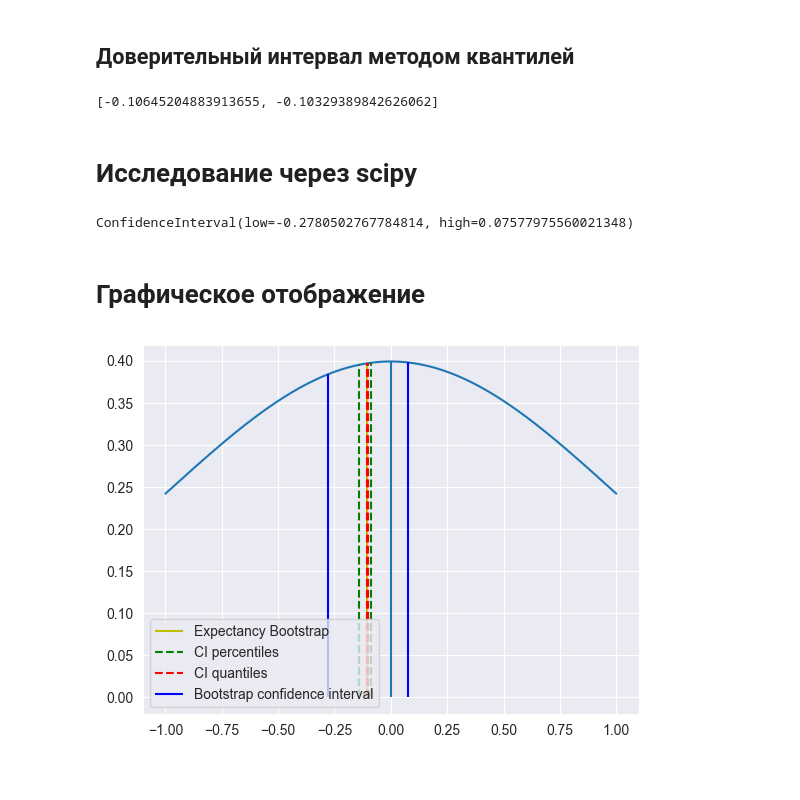
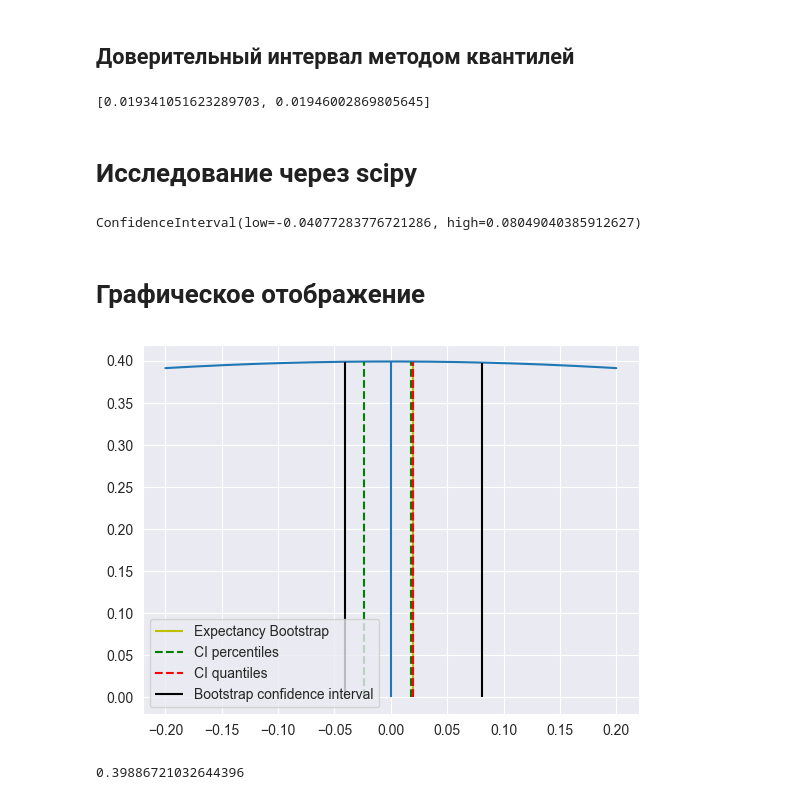
Before and after one commit to Jrol123/Statfield, a Jupyter notebook: bootstrap.ipynb, the cells around one changed output. Cells and saved outputs as stored; diff of their text form; code cells hidden in the pictures.

```diff
--- a/bootstrap.ipynb
+++ b/bootstrap.ipynb
@@ -11,7 +11,7 @@ mu = 0
 std = 1
 
 alpha = 0.05
-N = 100
+N = 1000
 
 norm_rv = norm(mu, std)
 norm_rvs = norm_rv.rvs(size=N)
@@ -19,7 +19,7 @@ norm_rvs = norm_rv.rvs(size=N)
 # %% [markdown]
 # Ручное исследование методом bootstrap
 # %%
-B = 10000
+B = 100000
 
 mass_test = [norm_rvs[np.random.choice(len(norm_rvs), size=N)] for _ in range(B)]
 # mass_test
@@ -52,7 +52,7 @@ ci_q = [total_sample_param - norm.ppf(1 - alpha / 2) * (std_var / np.sqrt(N)),
         total_sample_param + norm.ppf(1 - alpha / 2) * (std_var / np.sqrt(N))]
 ci_q
 # %% [output]
-[-0.10645204883913655, -0.10329389842626062]
+[0.019341051623289703, 0.01946002869805645]
 # %% [markdown]
 # Исследование через scipy
 # %%
@@ -60,23 +60,27 @@ bootstr = bootstrap((norm_rvs,), np.mean, n_resamples=B, confidence_level=1 - al
 ci_b = bootstr.confidence_interval
 ci_b
 # %% [output]
-ConfidenceInterval(low=-0.2780502767784814, high=0.07577975560021348)
+ConfidenceInterval(low=-0.04077283776721286, high=0.08049040385912627)
 # %% [markdown]
 # Графическое отображение
 # %%
-x = np.linspace(norm_rv.mean() - 1 * norm_rv.std(), norm_rv.mean() + 1 * norm_rv.std(), 1000)
+x = np.linspace(norm_rv.mean() - 0.2 * norm_rv.std(), norm_rv.mean() + 0.2 * norm_rv.std(), 1000)
 
 sns.lineplot(x=x, y=norm_rv.pdf(x))
 vlines(x=norm_rv.mean(), ymin=0, ymax=norm_rv.pdf(norm_rv.mean()))
 
 vlines(x=total_sample_param, ymin=0, ymax=norm.pdf(total_sample_param), color='y', label='Expectancy Bootstrap')
 
 vlines(x=ci_p, ymin=0, ymax=norm.pdf(ci_p), color='g', linestyles="--", label="CI percentiles")
-vlines(x=ci_q, ymin=0, ymax=norm.pdf(ci_q), color='r', linestyles="--", label="CI quantiles")
+vlines(x=ci_q, ymin=0, ymax=norm.pdf(ci_q), color='r', linestyles="--", label="CI quantiles")  # Очень маленькое расстояние между ними
 
-vlines(x=ci_b, ymin=0, ymax=norm.pdf(ci_b), color='b', label="Bootstrap confidence interval")
+vlines(x=ci_b, ymin=0, ymax=norm.pdf(ci_b), color='black', label="Bootstrap confidence interval")
 
 legend()
 show()
 # %% [output]
-[figure, old version]
+[figure, new version]
+# %%
+norm.pdf(total_sample_param)
+# %% [output]
+0.39886721032644396
```
Also changed, not shown: parts of 2 cells of this notebook.
